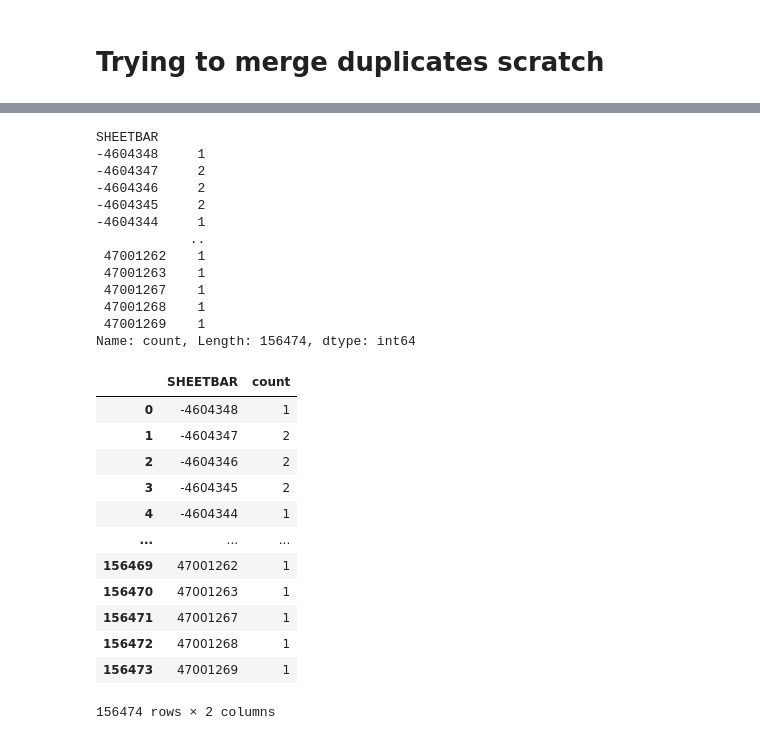
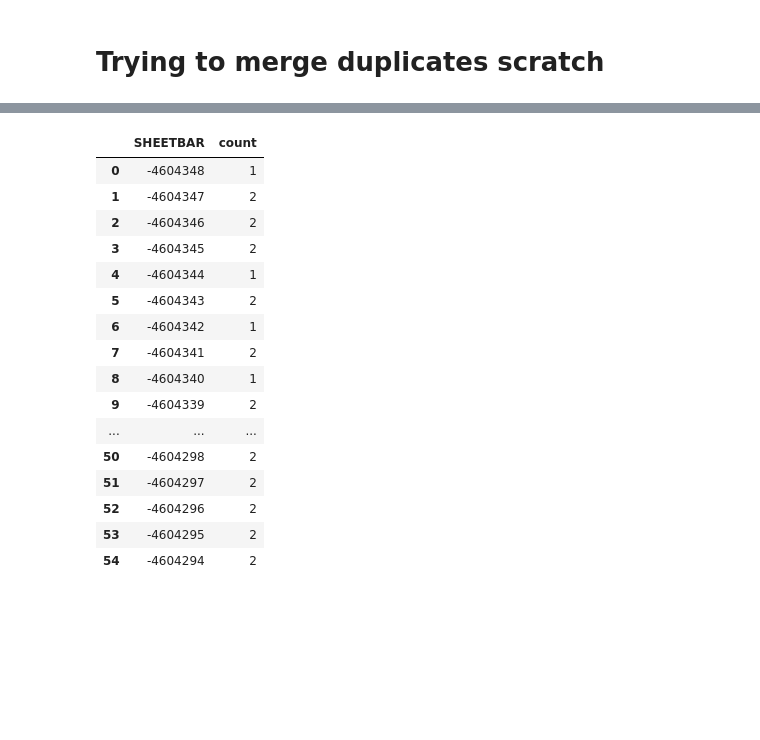
Before and after one commit to amberlee0516/UMR-TDA-2021, a Jupyter notebook: pools EDA/AL/pool4interpolation.ipynb, the cells around one changed output, grey strips where cells are left out. Cells and saved outputs as stored; diff of their text form; code cells hidden in the pictures; blank space fills up the shorter version.

```diff
--- a/pools EDA/AL/pool4interpolation.ipynb
+++ b/pools EDA/AL/pool4interpolation.ipynb
@@ -265,41 +288,25 @@ print(str(1/3.03631192 + 1/3.15474465))
 # %%
-dup_count = pd.DataFrame(water20.groupby("SHEETBAR").size(),
-             columns=['count'])
-# how to filter for rows with count > 1?
-
-dup_count["count"]
+dup_count = pd.DataFrame(water20sub.groupby("SHEETBAR").size(),
+                         columns = ['count']).reset_index()
+# df['size'] = df.groupby(['A','B']).transform(np.size)
+dup_count
 # %% [output]
-SHEETBAR
--4604348     1
--4604347     2
--4604346     2
--4604345     2
--4604344     1
-            ..
- 47001262    1
- 47001263    1
- 47001267    1
- 47001268    1
- 47001269    1
-Name: count, Length: 156474, dtype: int64
+|  | SHEETBAR | count |
+| 0 | -4604348 | 1 |
+| 1 | -4604347 | 2 |
+| 2 | -4604346 | 2 |
+| 3 | -4604345 | 2 |
+| 4 | -4604344 | 1 |
+| 5 | -4604343 | 2 |
+| 6 | -4604342 | 1 |
+| 7 | -4604341 | 2 |
+| 8 | -4604340 | 1 |
+| 9 | -4604339 | 2 |
+| ... | ... | ... |
+| 50 | -4604298 | 2 |
+| 51 | -4604297 | 2 |
+| 52 | -4604296 | 2 |
+| 53 | -4604295 | 2 |
+| 54 | -4604294 | 2 |
-# %%
-dup_count = pd.DataFrame(water20.groupby("SHEETBAR").size(),
-                         columns = ['count']).reset_index()
-# df['size'] = df.groupby(['A','B']).transform(np.size)
-dup_count
-# %% [output]
-|  | SHEETBAR | count |
-| 0 | -4604348 | 1 |
-| 1 | -4604347 | 2 |
-| 2 | -4604346 | 2 |
-| 3 | -4604345 | 2 |
-| 4 | -4604344 | 1 |
-| ... | ... | ... |
-| 156469 | 47001262 | 1 |
-| 156470 | 47001263 | 1 |
-| 156471 | 47001267 | 1 |
-| 156472 | 47001268 | 1 |
-| 156473 | 47001269 | 1 |
-156474 rows × 2 columns
 # %%
 dup_count = dup_count[dup_count['count'] > 1] # filtering
```
Also changed, not shown: parts of 12 cells of this notebook, 8 other files.
